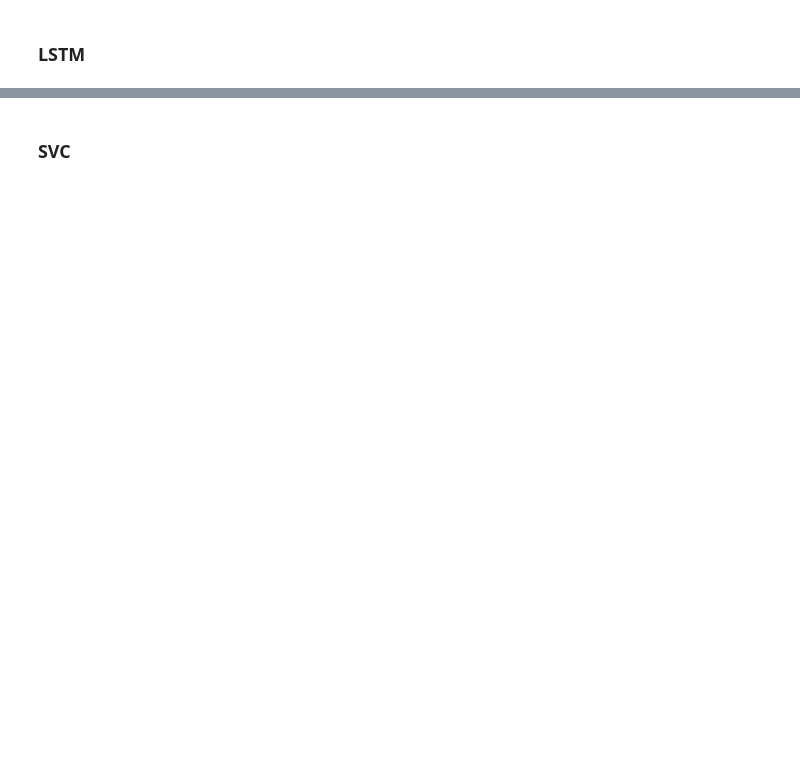
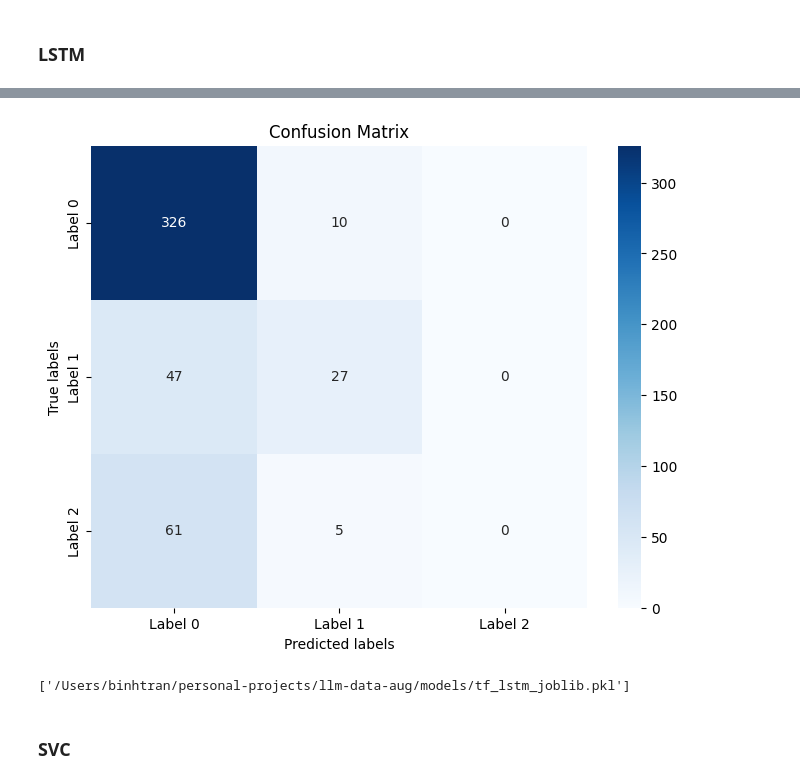
Before and after one commit to tranthanhbinh1/llm-data-aug, a Jupyter notebook: notebooks/llm_data_aug.ipynb, the cells around one changed output, grey strips where cells are left out. Cells and saved outputs as stored; diff of their text form; code cells hidden in the pictures; blank space fills up the shorter version.

Commit message:
running CNN, LSTM using TF and SVC

```diff
--- a/notebooks/llm_data_aug.ipynb
+++ b/notebooks/llm_data_aug.ipynb
@@ -2965,7 +2940,7 @@ lstm_model.compile(optimizer='adam', loss='sparse_categorical_crossentropy', met
 early_stopping = EarlyStopping(monitor='val_loss', patience=3, restore_best_weights=True)
 
 # Train the model with early stopping
-lstm_model.fit(X_train, y_train, epochs=20, batch_size=32, validation_data=(X_val, y_val), callbacks=[early_stopping])
+lstm_model.fit(X_train, y_train, epochs=10, batch_size=32, validation_data=(X_val, y_val), callbacks=[early_stopping])
 
 # Evaluate the model on the validation set
 accuracy_lstm = lstm_model.evaluate(X_val, y_val)[1]
@@ -2981,0 +2961,5 @@ with open(model_path, 'wb') as file: pickle.dump(lstm_model, file)
+# %%
+# Classification report
+y_pred = lstm_model.predict(X_val)
+y_pred = np.argmax(y_pred, axis=1)
+print(classification_report(y_val, y_pred))
@@ -2982,3 +2977,28 @@ with open(model_path, 'wb') as file: pickle.dump(lstm_model, file)
+# %%
+# Confusion matrix
+target_names = ['Label 0', 'Label 1', 'Label 2']  # Specify label names
+conf_matrix = confusion_matrix(y_val, y_pred)
+
+# Plot confusion matrix
+plt.figure(figsize=(8, 6))
+sns.heatmap(conf_matrix, annot=True, fmt='d', cmap='Blues', xticklabels=target_names, yticklabels=target_names)
+plt.xlabel('Predicted labels')
+plt.ylabel('True labels')
+plt.title('Confusion Matrix')
+plt.show()
+# %% [output]
+[figure, added]
+# %%
+# Save
+import joblib
+
+pickle_path = os.path.join(project_root, 'models', 'tf_lstm_pickle.pkl')
+with open(pickle_path, 'wb') as file:
+    pickle.dump(lstm_model, file)
+joblib_path = os.path.join(project_root, 'models', 'tf_lstm_joblib.pkl')
+joblib.dump(lstm_model, joblib_path)
+# %% [output]
+['/Users/binhtran/personal-projects/llm-data-aug/models/tf_lstm_joblib.pkl']
 # %% [markdown]
 ### SVC
 # %%
```
Also changed, not shown: parts of 34 cells of this notebook, 2 other files.
